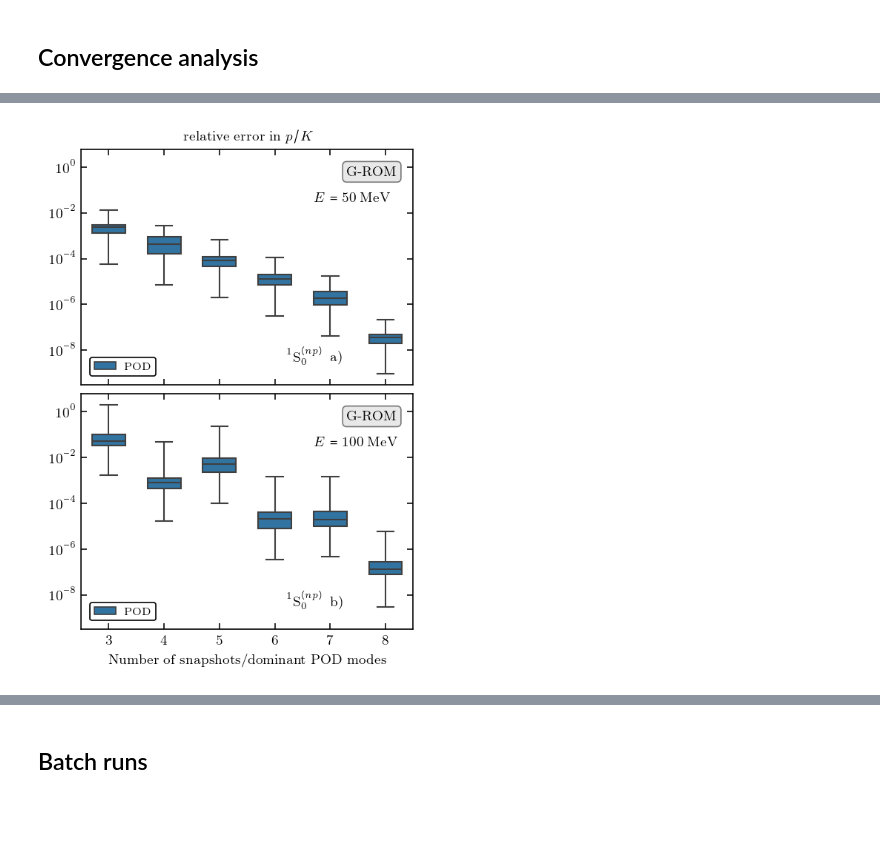
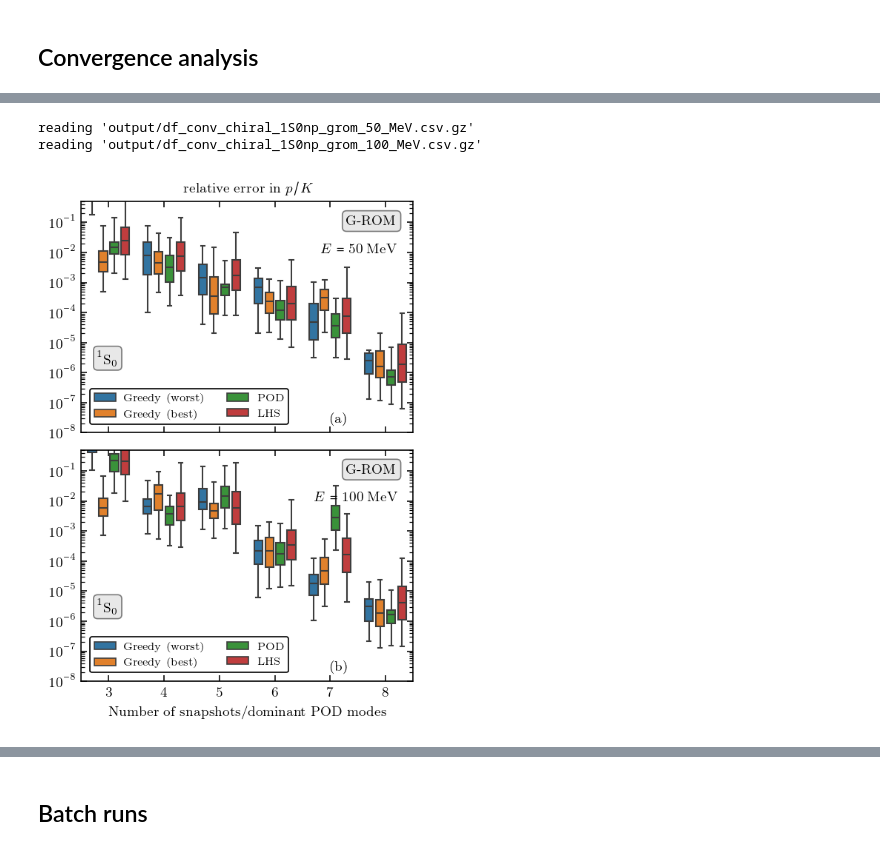
Before and after one commit to buqeye/cs_greedy_emulator, a Jupyter notebook: chiral.ipynb, the cells around one changed output, grey strips where cells are left out. Cells and saved outputs as stored; diff of their text form; code cells hidden in the pictures; blank space fills up the shorter version.

```diff
--- a/chiral.ipynb
+++ b/chiral.ipynb
@@ -279,7 +296,11 @@ KeyboardInterrupt:
 # %%
-convergenceFig(df, E_MeV_arr, emulator_type, channel=channel)
+emulator_type = "grom"
+convergenceFig(E_MeV_arr, emulator_type,
+               potential_lbl="chiral", channel=channel)
 # %% [output]
+reading 'output/df_conv_chiral_1S0np_grom_50_MeV.csv.gz'
+reading 'output/df_conv_chiral_1S0np_grom_100_MeV.csv.gz'
-[figure, old version]
+[figure, new version]
 # %%
 from figures import convergenceAnalysis, convergenceFig
 import seaborn as sns
```
Also changed, not shown: parts of 13 cells of this notebook, 1 other file.
